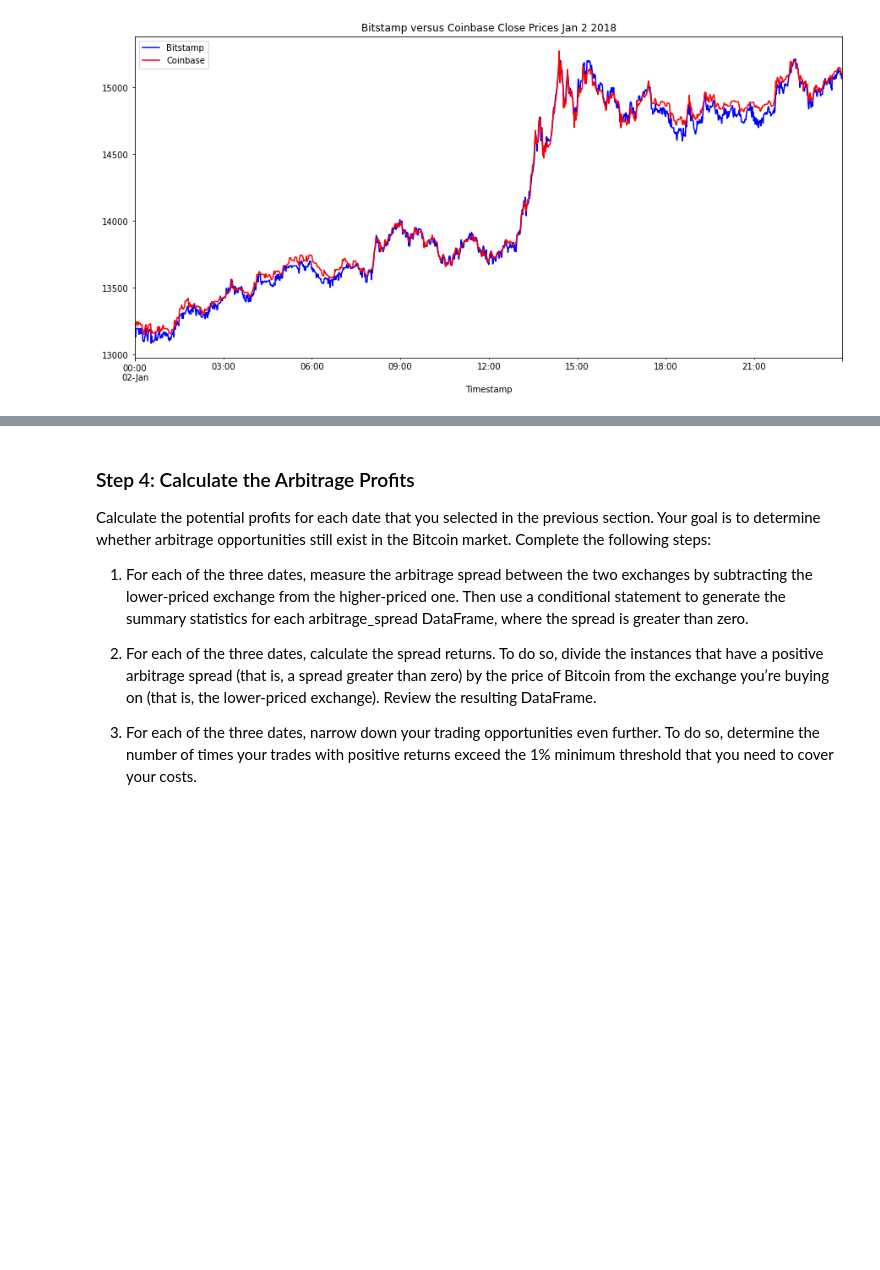
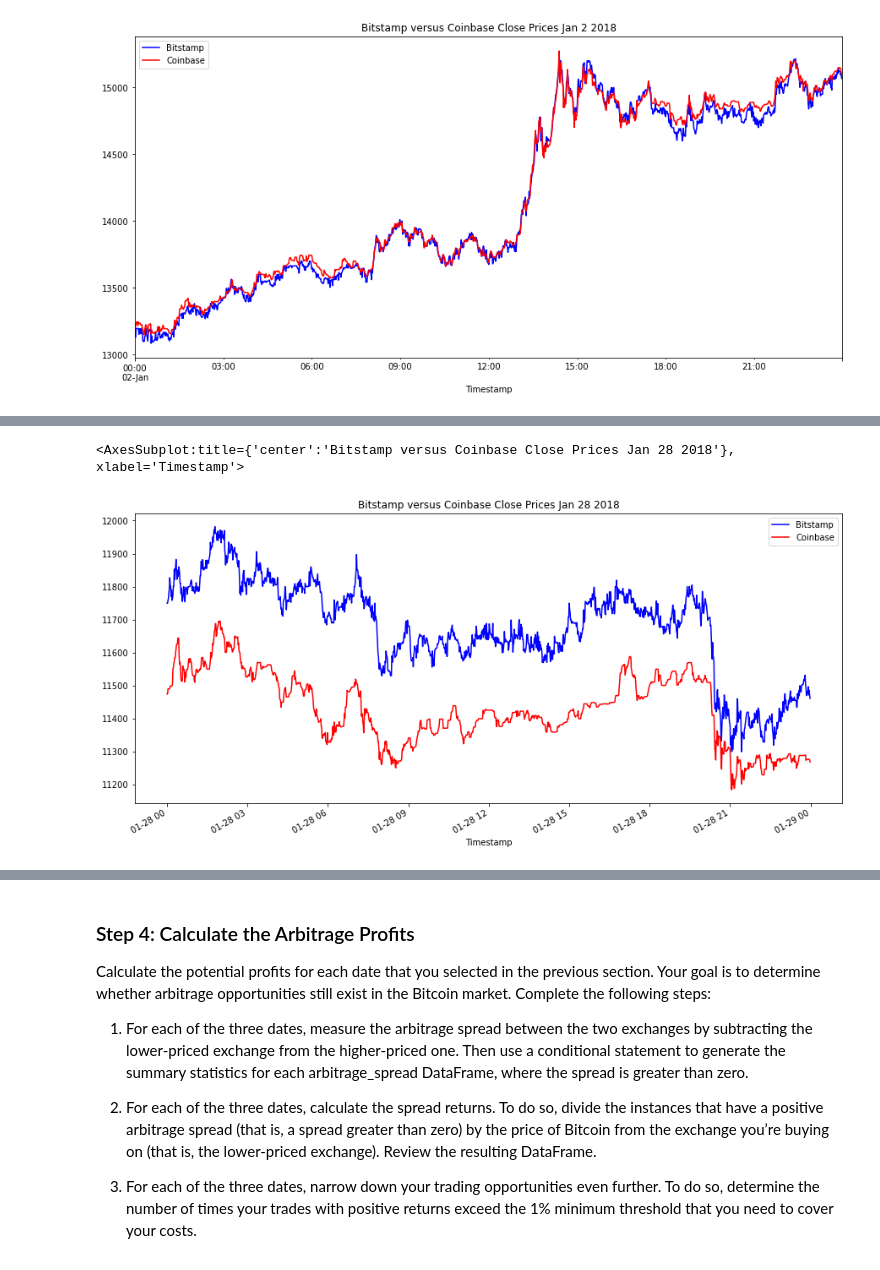
Before and after one commit to annwhowell/Mod3_Challenge, a Jupyter notebook: crypto_arbitrage.ipynb, the cells around one changed output, grey strips where cells are left out. Drawn from its saved outputs; the diff is of its cells as text; code cells hidden in the pictures; blank space fills up the shorter version.

```diff
--- a/crypto_arbitrage.ipynb
+++ b/crypto_arbitrage.ipynb
@@ -361,7 +471,11 @@ arbitrage_spread_early = # YOUR CODE HERE
 # %%
 # Create an overlay plot that visualizes the two dataframes over a period of one day from the middle of the dataset.
 # Be sure that the plots include the parameters `legend`, `figsize`, `title`, `color` and `label`
-# YOUR CODE HERE
+bitstamp_sliced.loc['2018-01-28'].plot(legend=True,figsize=(15,7),title="Bitstamp versus Coinbase Close Prices Jan 28 2018",color="blue",label="Bitstamp")
+coinbase_sliced.loc['2018-01-28'].plot(legend=True,figsize=(15,7),color="red",label="Coinbase")
+# %% [output]
+<AxesSubplot:title={'center':'Bitstamp versus Coinbase Close Prices Jan 28 2018'}, xlabel='Timestamp'>
+[figure, added]
 # %%
 # Using the date in the middle that you have selected, calculate the arbitrage spread
 # by subtracting the bitstamp lower closing prices from the coinbase higher closing prices
```
Also changed, not shown: parts of 26 cells of this notebook.
